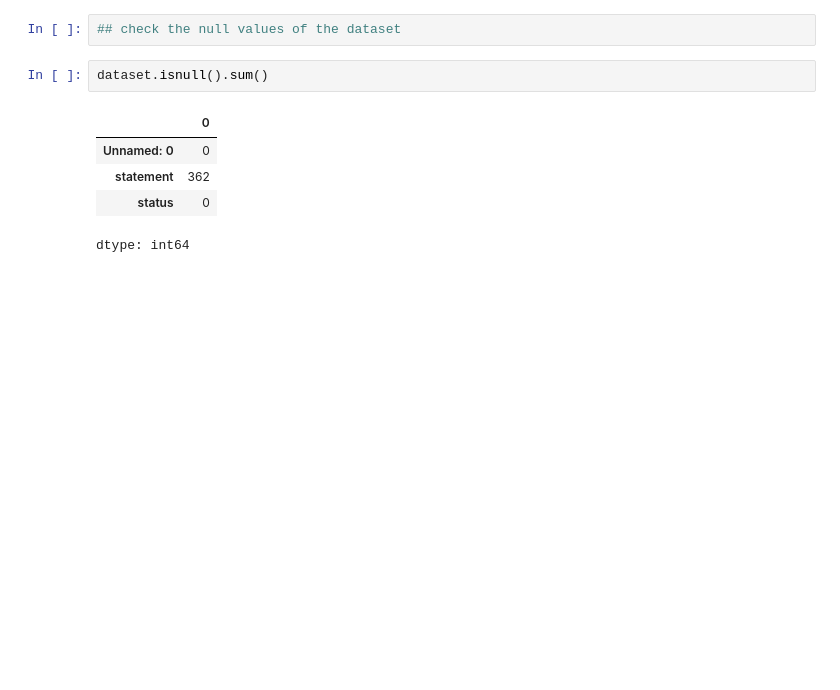
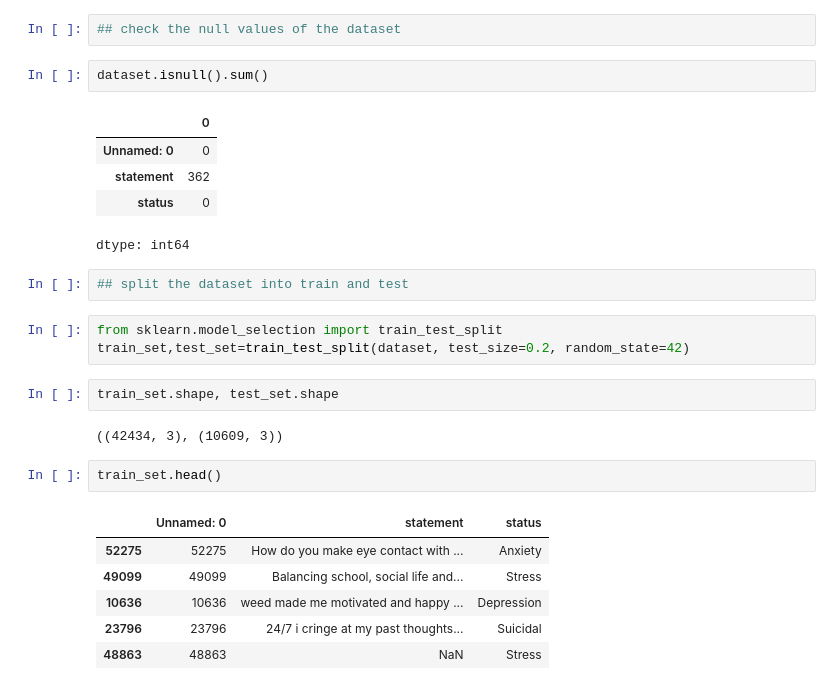
Before and after one commit to savindumahasen/Depression-Detection-Using-Sentiment-Analysis, a Jupyter notebook: DepressionDetectionUsingNLP.ipynb, the cells around one changed output. Cells and saved outputs as stored; diff of their text form; blank space fills up the shorter version.

Commit message:
Split the entire dataset into train and test set

```diff
--- a/DepressionDetectionUsingNLP.ipynb
+++ b/DepressionDetectionUsingNLP.ipynb
@@ -42,3 +42,21 @@ dataset.isnull().sum()
 | statement | 362 |
 | status | 0 |
 dtype: int64
+# %%
+## split the dataset into train and test
+# %%
+from sklearn.model_selection import train_test_split
+train_set,test_set=train_test_split(dataset, test_size=0.2, random_state=42)
+# %%
+train_set.shape, test_set.shape
+# %% [output]
+((42434, 3), (10609, 3))
+# %%
+train_set.head()
+# %% [output]
+|  | Unnamed: 0 | statement | status |
+| 52275 | 52275 | How do you make eye contact with ... | Anxiety |
+| 49099 | 49099 | Balancing school, social life and... | Stress |
+| 10636 | 10636 | weed made me motivated and happy ... | Depression |
+| 23796 | 23796 | 24/7 i cringe at my past thoughts... | Suicidal |
+| 48863 | 48863 | NaN | Stress |
```
Also changed, not shown: parts of 1 cell of this notebook.
